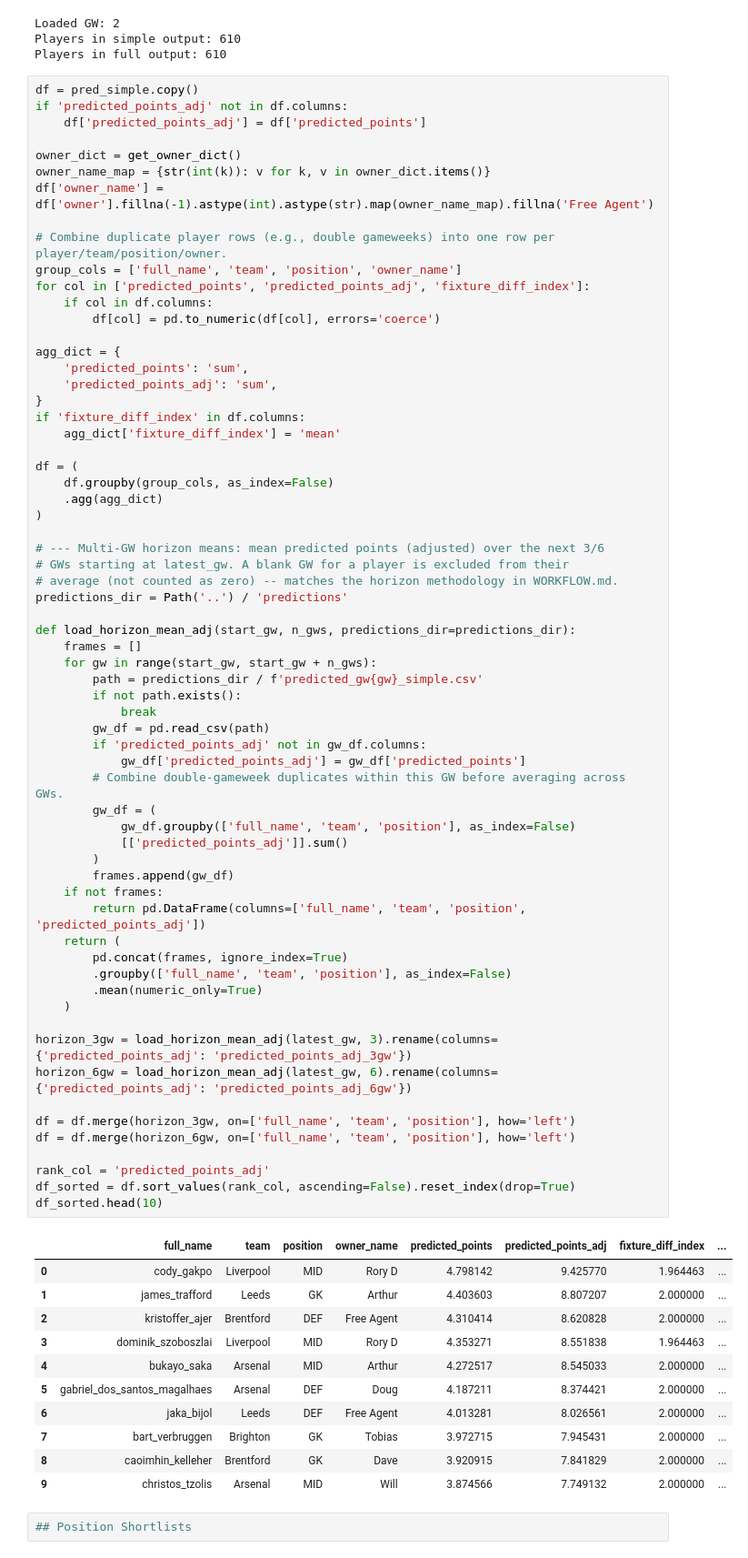
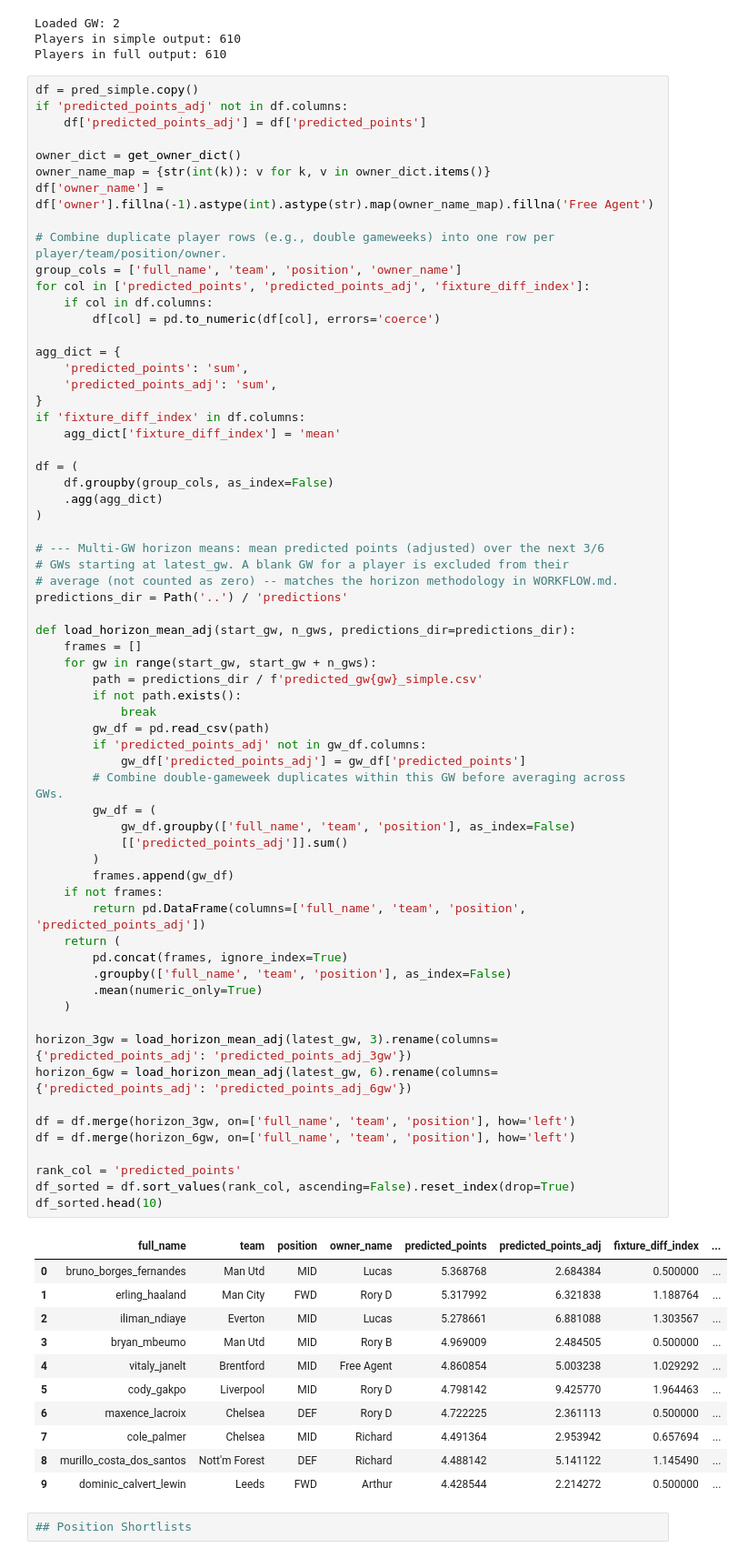
Before and after one commit to doug-ellis/draft_fpl_2627, a Jupyter notebook: transfer/outputs/picking_notebooks/gw2.ipynb, the cells around one changed output. Shown at 91% size. Cells and saved outputs as stored; diff of their text form.

```diff
--- a/transfer/outputs/picking_notebooks/gw2.ipynb
+++ b/transfer/outputs/picking_notebooks/gw2.ipynb
@@ -80,44 +80,44 @@ def load_horizon_mean_adj(start_gw, n_gws, predictions_dir=predictions_dir):
         path = predictions_dir / f'predicted_gw{gw}_simple.csv'
         if not path.exists():
             break
         gw_df = pd.read_csv(path)
         if 'predicted_points_adj' not in gw_df.columns:
             gw_df['predicted_points_adj'] = gw_df['predicted_points']
         # Combine double-gameweek duplicates within this GW before averaging across GWs.
         gw_df = (
             gw_df.groupby(['full_name', 'team', 'position'], as_index=False)
             [['predicted_points_adj']].sum()
         )
         frames.append(gw_df)
     if not frames:
         return pd.DataFrame(columns=['full_name', 'team', 'position', 'predicted_points_adj'])
     return (
         pd.concat(frames, ignore_index=True)
         .groupby(['full_name', 'team', 'position'], as_index=False)
         .mean(numeric_only=True)
     )
 
 horizon_3gw = load_horizon_mean_adj(latest_gw, 3).rename(columns={'predicted_points_adj': 'predicted_points_adj_3gw'})
 horizon_6gw = load_horizon_mean_adj(latest_gw, 6).rename(columns={'predicted_points_adj': 'predicted_points_adj_6gw'})
 
 df = df.merge(horizon_3gw, on=['full_name', 'team', 'position'], how='left')
 df = df.merge(horizon_6gw, on=['full_name', 'team', 'position'], how='left')
 
-rank_col = 'predicted_points_adj'
+rank_col = 'predicted_points'
 df_sorted = df.sort_values(rank_col, ascending=False).reset_index(drop=True)
 df_sorted.head(10)
 # %% [output]
 |  | full_name | team | position | owner_name | predicted_points | predicted_points_adj | fixture_diff_index | ... |
-| 0 | cody_gakpo | Liverpool | MID | Rory D | 4.798142 | 9.425770 | 1.964463 | ... |
-| 1 | james_trafford | Leeds | GK | Arthur | 4.403603 | 8.807207 | 2.000000 | ... |
-| 2 | kristoffer_ajer | Brentford | DEF | Free Agent | 4.310414 | 8.620828 | 2.000000 | ... |
-| 3 | dominik_szoboszlai | Liverpool | MID | Rory D | 4.353271 | 8.551838 | 1.964463 | ... |
-| 4 | bukayo_saka | Arsenal | MID | Arthur | 4.272517 | 8.545033 | 2.000000 | ... |
-| 5 | gabriel_dos_santos_magalhaes | Arsenal | DEF | Doug | 4.187211 | 8.374421 | 2.000000 | ... |
-| 6 | jaka_bijol | Leeds | DEF | Free Agent | 4.013281 | 8.026561 | 2.000000 | ... |
-| 7 | bart_verbruggen | Brighton | GK | Tobias | 3.972715 | 7.945431 | 2.000000 | ... |
-| 8 | caoimhin_kelleher | Brentford | GK | Dave | 3.920915 | 7.841829 | 2.000000 | ... |
-| 9 | christos_tzolis | Arsenal | MID | Will | 3.874566 | 7.749132 | 2.000000 | ... |
+| 0 | bruno_borges_fernandes | Man Utd | MID | Lucas | 5.368768 | 2.684384 | 0.500000 | ... |
+| 1 | erling_haaland | Man City | FWD | Rory D | 5.317992 | 6.321838 | 1.188764 | ... |
+| 2 | iliman_ndiaye | Everton | MID | Lucas | 5.278661 | 6.881088 | 1.303567 | ... |
+| 3 | bryan_mbeumo | Man Utd | MID | Rory B | 4.969009 | 2.484505 | 0.500000 | ... |
+| 4 | vitaly_janelt | Brentford | MID | Free Agent | 4.860854 | 5.003238 | 1.029292 | ... |
+| 5 | cody_gakpo | Liverpool | MID | Rory D | 4.798142 | 9.425770 | 1.964463 | ... |
+| 6 | maxence_lacroix | Chelsea | DEF | Rory D | 4.722225 | 2.361113 | 0.500000 | ... |
+| 7 | cole_palmer | Chelsea | MID | Richard | 4.491364 | 2.953942 | 0.657694 | ... |
+| 8 | murillo_costa_dos_santos | Nott'm Forest | DEF | Richard | 4.488142 | 5.141122 | 1.145490 | ... |
+| 9 | dominic_calvert_lewin | Leeds | FWD | Arthur | 4.428544 | 2.214272 | 0.500000 | ... |
 # %%
 ## Position Shortlists
 # %%
```
Also changed, not shown: parts of 7 cells of this notebook.
